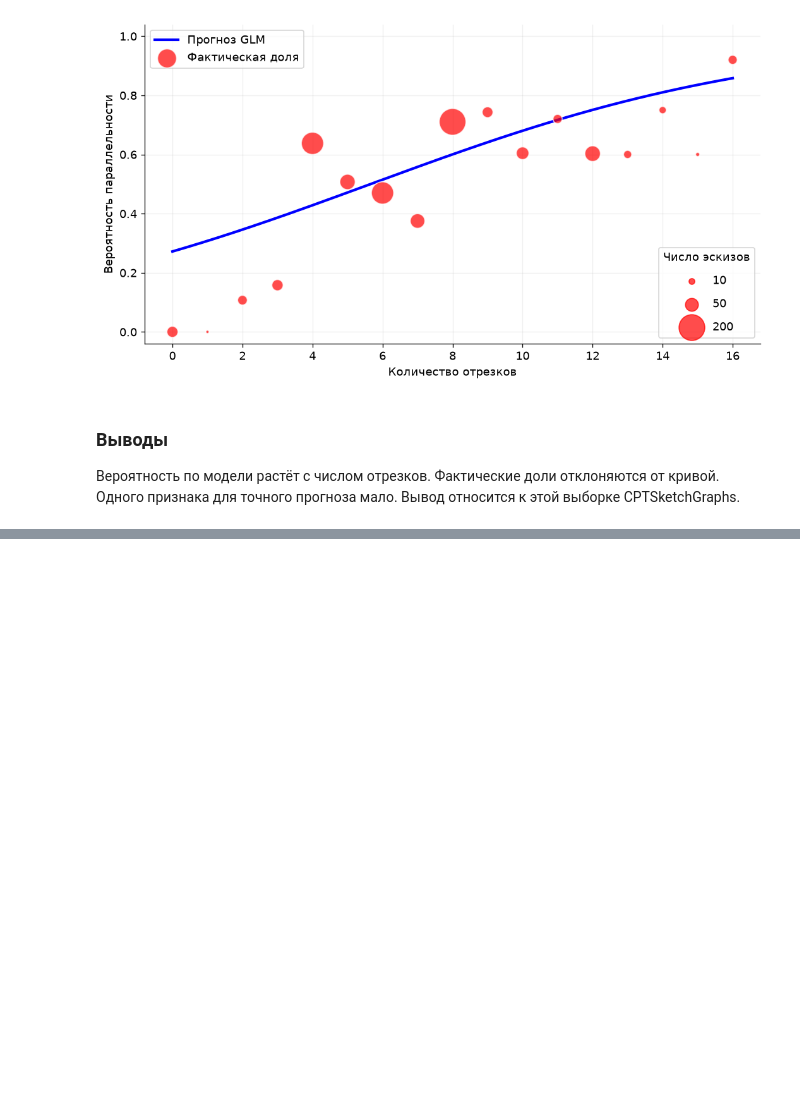
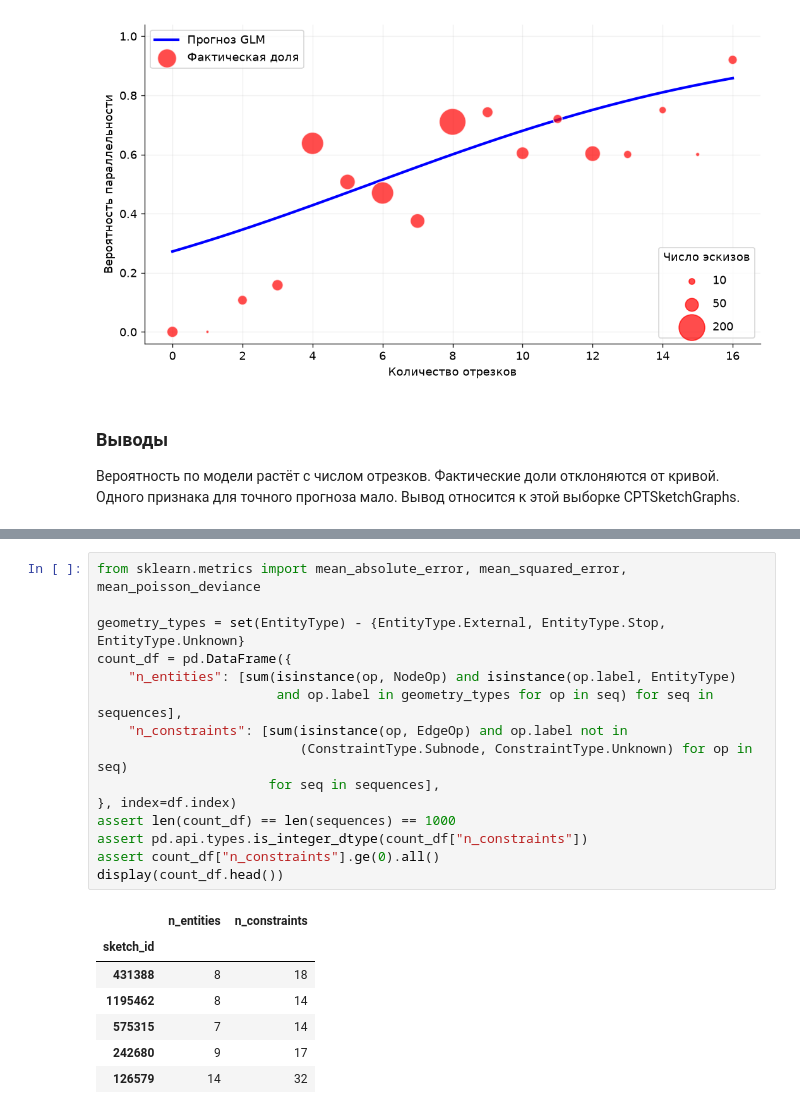
Before and after one commit to Ardrass2/GLMExample, a Jupyter notebook: glm_parallelism.ipynb, the cells around one changed output, grey strips where cells are left out. Cells and saved outputs as stored; diff of their text form; blank space fills up the shorter version.

```diff
--- a/glm_parallelism.ipynb
+++ b/glm_parallelism.ipynb
@@ -233,0 +242,23 @@ plt.show()
+# %%
+from sklearn.metrics import mean_absolute_error, mean_squared_error, mean_poisson_deviance
+
+geometry_types = set(EntityType) - {EntityType.External, EntityType.Stop, EntityType.Unknown}
+count_df = pd.DataFrame({
+    "n_entities": [sum(isinstance(op, NodeOp) and isinstance(op.label, EntityType)
+                       and op.label in geometry_types for op in seq) for seq in sequences],
+    "n_constraints": [sum(isinstance(op, EdgeOp) and op.label not in
+                          (ConstraintType.Subnode, ConstraintType.Unknown) for op in seq)
+                      for seq in sequences],
+}, index=df.index)
+assert len(count_df) == len(sequences) == 1000
+assert pd.api.types.is_integer_dtype(count_df["n_constraints"])
+assert count_df["n_constraints"].ge(0).all()
+display(count_df.head())
+# %% [output]
+|  | n_entities | n_constraints |
+| sketch_id |  |  |
+| 431388 | 8 | 18 |
+| 1195462 | 8 | 14 |
+| 575315 | 7 | 14 |
+| 242680 | 9 | 17 |
+| 126579 | 14 | 32 |
```
Also changed, not shown: parts of 11 cells of this notebook.
